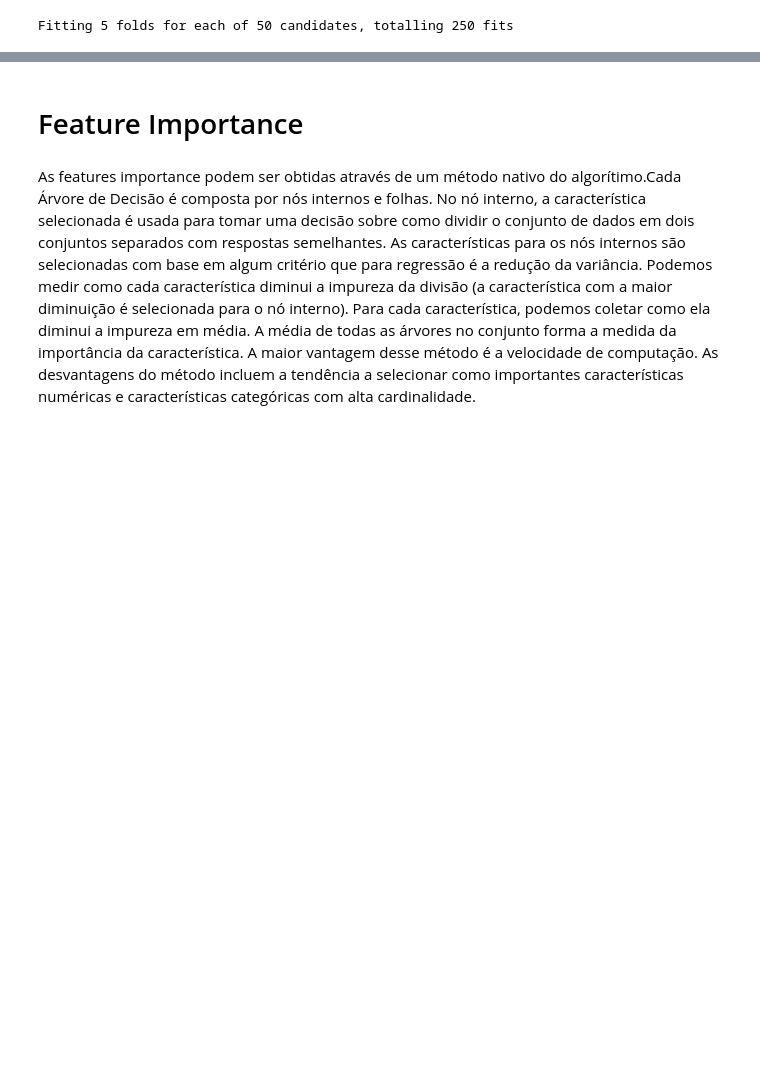
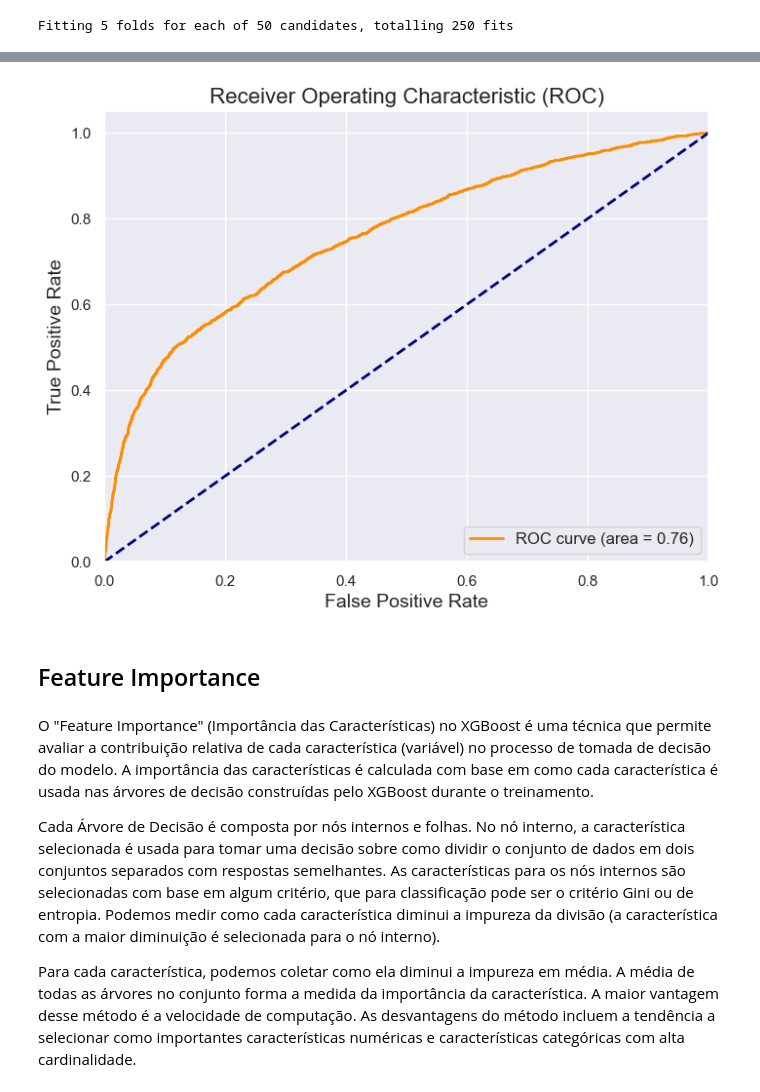
Before and after one commit to biancaportela/4intelligence, a Jupyter notebook: case_2/case.ipynb, the cells around one changed output, grey strips where cells are left out. Saved outputs shown, nothing was run; the diff lists cells and outputs as text; code cells hidden in the pictures; blank space fills up the shorter version.

```diff
--- a/case_2/case.ipynb
+++ b/case_2/case.ipynb
@@ -1042,5 +1055,29 @@ Média F1 do XGBoost (sem otimização): 0.4863203197048877
+# %%
+# Calcule a curva ROC
+fpr, tpr, _ = roc_curve(y_test_preprocessed, y_pred_prob)
+
+# Calcule a área sob a curva (AUC)
+roc_auc = auc(fpr, tpr)
+
+# Crie o gráfico da curva ROC
+plt.figure(figsize=(8, 6))
+plt.plot(fpr, tpr, color='darkorange', lw=2, label='ROC curve (area = {:.2f})'.format(roc_auc))
+plt.plot([0, 1], [0, 1], color='navy', lw=2, linestyle='--')
+plt.xlim([0.0, 1.0])
+plt.ylim([0.0, 1.05])
+plt.xlabel('False Positive Rate', fontsize=14)
+plt.ylabel('True Positive Rate', fontsize=14)
+plt.title('Receiver Operating Characteristic (ROC)', fontsize=16)
+plt.legend(loc='lower right', fontsize=12)
+plt.show()
+# %% [output]
+[figure, added]
 # %% [markdown]
-# Feature Importance
+## Feature Importance
 # %% [markdown]
-As features importance podem ser obtidas através de um método nativo do algorítimo.Cada Árvore de Decisão é composta por nós internos e folhas. No nó interno, a característica selecionada é usada para tomar uma decisão sobre como dividir o conjunto de dados em dois conjuntos separados com respostas semelhantes. As características para os nós internos são selecionadas com base em algum critério que para regressão é a redução da variância. Podemos medir como cada característica diminui a impureza da divisão (a característica com a maior diminuição é selecionada para o nó interno). Para cada característica, podemos coletar como ela diminui a impureza em média. A média de todas as árvores no conjunto forma a medida da importância da característica. A maior vantagem desse método é a velocidade de computação. As desvantagens do método incluem a tendência a selecionar como importantes características numéricas e características categóricas com alta cardinalidade.
+O "Feature Importance" (Importância das Características) no XGBoost é uma técnica que permite avaliar a contribuição relativa de cada característica (variável) no processo de tomada de decisão do modelo. A importância das características é calculada com base em como cada característica é usada nas árvores de decisão construídas pelo XGBoost durante o treinamento.
+
+Cada Árvore de Decisão é composta por nós internos e folhas. No nó interno, a característica selecionada é usada para tomar uma decisão sobre como dividir o conjunto de dados em dois conjuntos separados com respostas semelhantes. As características para os nós internos são selecionadas com base em algum critério, que para classificação pode ser o critério Gini ou de entropia. Podemos medir como cada característica diminui a impureza da divisão (a característica com a maior diminuição é selecionada para o nó interno).
+
+Para cada característica, podemos coletar como ela diminui a impureza em média. A média de todas as árvores no conjunto forma a medida da importância da característica. A maior vantagem desse método é a velocidade de computação. As desvantagens do método incluem a tendência a selecionar como importantes características numéricas e características categóricas com alta cardinalidade.
 # %%
```
Also changed, not shown: parts of 58 cells of this notebook.
